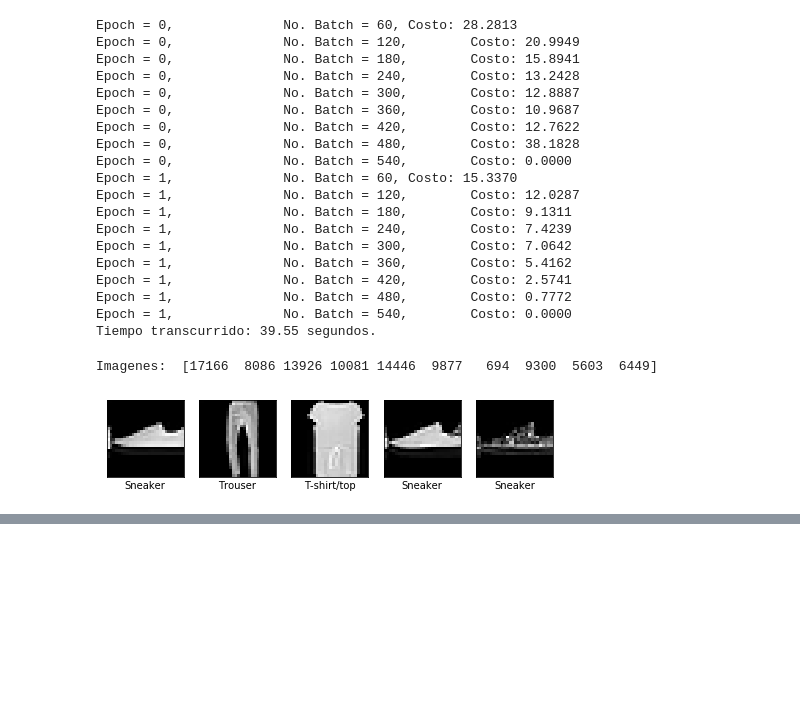
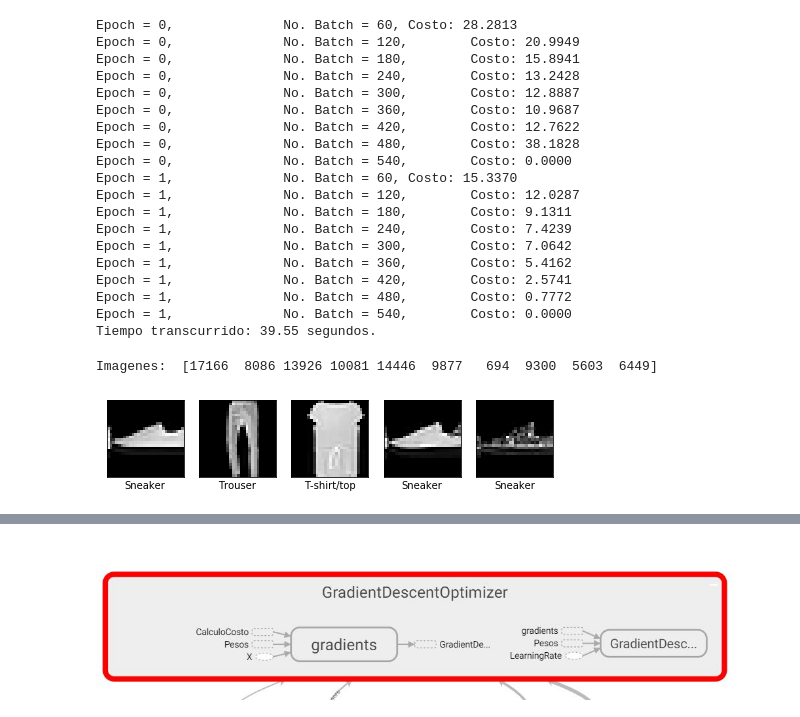
Before and after one commit to dvallesc/practica4-statisticalLearning, a Jupyter notebook: Practica4_DiegoValle_20003022.ipynb, the cells around one changed output, grey strips where cells are left out. Cells and saved outputs as stored; diff of their text form; code cells hidden in the pictures; blank space fills up the shorter version.

```diff
--- a/Practica4_DiegoValle_20003022.ipynb
+++ b/Practica4_DiegoValle_20003022.ipynb
@@ -225,0 +241,4 @@ Imagenes:  [17166  8086 13926 10081 14446  9877   694  9300  5603  6449]
+# %%
+Image(filename="gradientDescent.jpg")
+# %% [output]
+[figure, added]
```
Also changed, not shown: parts of 12 cells of this notebook.
